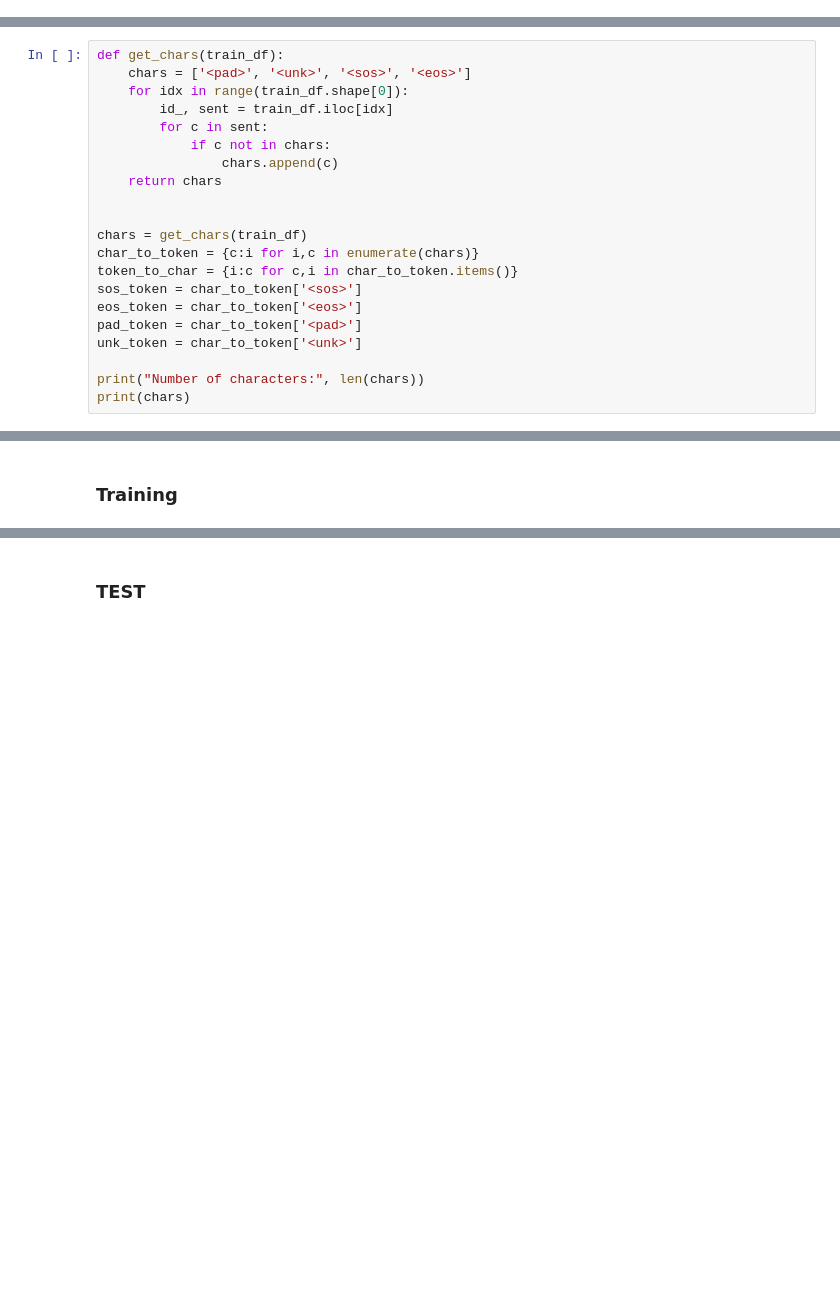
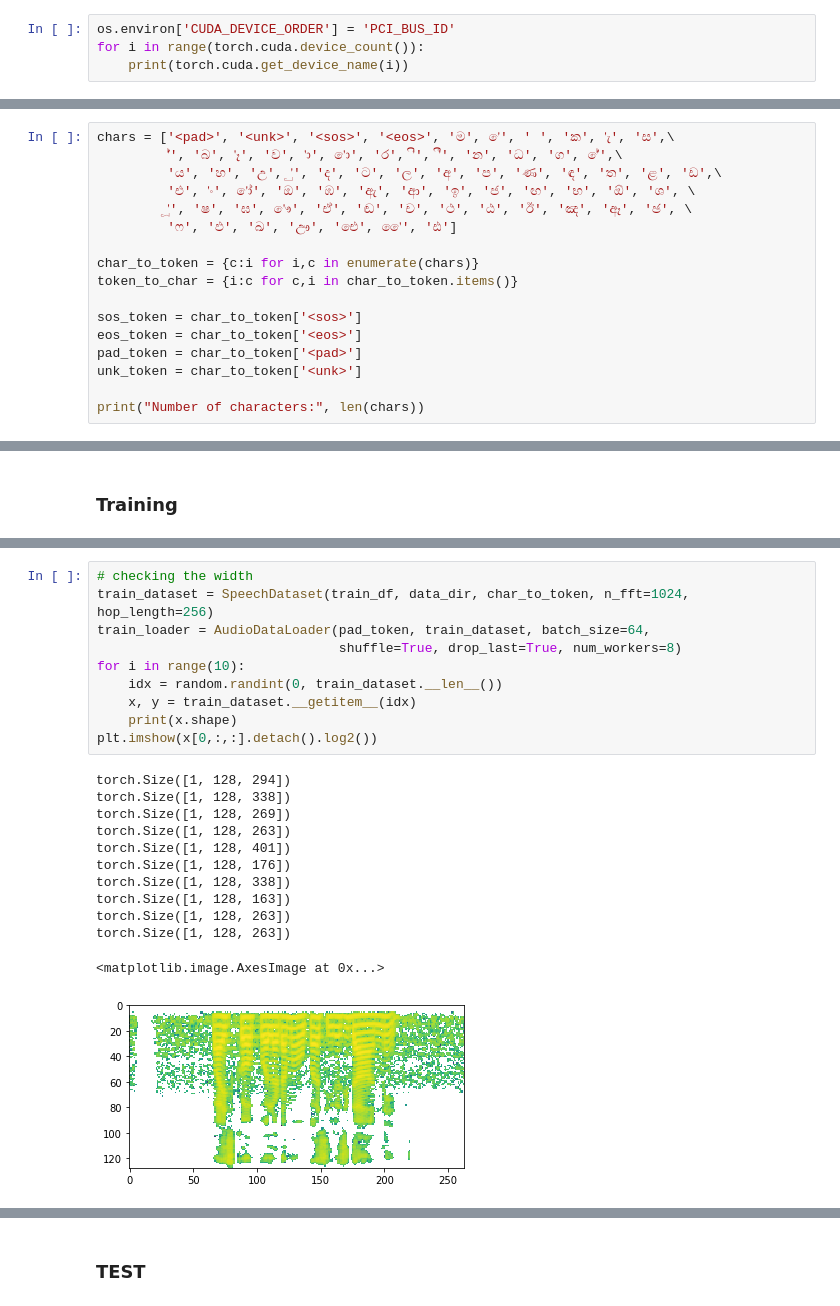
Before and after one commit to sachin-101/Multilingual-ASR-and-MT, a Jupyter notebook: Code/Speech_To_Text/Sinhala/main_sinhala.ipynb, the cells around one changed output, grey strips where cells are left out. Cells and saved outputs as stored; diff of their text form; blank space fills up the shorter version.

```diff
--- a/Code/Speech_To_Text/Sinhala/main_sinhala.ipynb
+++ b/Code/Speech_To_Text/Sinhala/main_sinhala.ipynb
@@ -25,3 +25,7 @@ from models.las_model.listener import Listener
 from models.las_model.attend_and_spell import AttendAndSpell
 from models.las_model.seq2seq import Seq2Seq
 # from models.las_model.utils import  train
+# %%
+os.environ['CUDA_DEVICE_ORDER'] = 'PCI_BUS_ID'
+for i in range(torch.cuda.device_count()):
+    print(torch.cuda.get_device_name(i))
@@ -99,24 +112,20 @@ Num validation example (1496, 2)
 # %% [markdown]
 ### Vocabulary
 # %%
-def get_chars(train_df):
-    chars = ['<pad>', '<unk>', '<sos>', '<eos>']
-    for idx in range(train_df.shape[0]):
-        id_, sent = train_df.iloc[idx]
-        for c in sent:
-            if c not in chars:
-                chars.append(c)
-    return chars
+chars = ['<pad>', '<unk>', '<sos>', '<eos>', 'ම', 'ෙ', ' ', 'ක', 'ැ', 'ස',\
+         '්', 'බ', 'ෑ', 'ව', 'ා', 'ො', 'ර', 'ි', 'ී', 'න', 'ධ', 'ග', 'ේ',\
+         'ය', 'හ', 'උ', 'ු', 'ද', 'ට', 'ල', 'අ', 'ප', 'ණ', 'ඳ', 'ත', 'ළ', 'ඩ',\
+         'එ', 'ං', 'ෝ', 'ඔ', 'ඹ', 'ඇ', 'ආ', 'ඉ', 'ජ', 'ඟ', 'භ', 'ඕ', 'ශ', \
+         'ූ', 'ෂ', 'ඝ', 'ෞ', 'ඒ', 'ඬ', 'ච', 'ථ', 'ඨ', 'ඊ', 'ඤ', 'ඈ', 'ඡ', \
+         'ෆ', 'ඵ', 'ඛ', 'ඌ', 'ඓ', 'ෛ', 'ඪ']
 
-
-chars = get_chars(train_df)
 char_to_token = {c:i for i,c in enumerate(chars)}
 token_to_char = {i:c for c,i in char_to_token.items()}
+
 sos_token = char_to_token['<sos>']
 eos_token = char_to_token['<eos>']
 pad_token = char_to_token['<pad>']
 unk_token = char_to_token['<unk>']
 
 print("Number of characters:", len(chars))
-print(chars)
 # %% [output]
@@ -231,2 +286,25 @@ def train(model, device, train_loader, optimizer, epoch,
+# %%
+# checking the width
+train_dataset = SpeechDataset(train_df, data_dir, char_to_token, n_fft=1024, hop_length=256)
+train_loader = AudioDataLoader(pad_token, train_dataset, batch_size=64,
+                               shuffle=True, drop_last=True, num_workers=8)
+for i in range(10):
+    idx = random.randint(0, train_dataset.__len__())
+    x, y = train_dataset.__getitem__(idx)
+    print(x.shape)
+plt.imshow(x[0,:,:].detach().log2())
+# %% [output]
+torch.Size([1, 128, 294])
+torch.Size([1, 128, 338])
+torch.Size([1, 128, 269])
+torch.Size([1, 128, 263])
+torch.Size([1, 128, 401])
+torch.Size([1, 128, 176])
+torch.Size([1, 128, 338])
+torch.Size([1, 128, 163])
+torch.Size([1, 128, 263])
+torch.Size([1, 128, 263])
+<matplotlib.image.AxesImage at 0x...>
+[figure, added]
 # %%
 # optimizer = optim.SGD(model.parameters(), lr=0.2)  # lr = 0.2 used in paper
```
Also changed, not shown: parts of 15 cells of this notebook, 4 other files.
